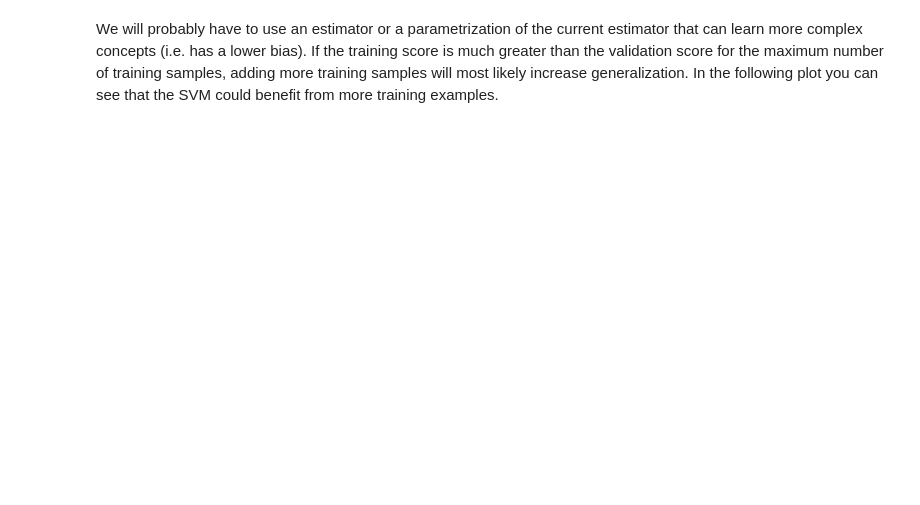
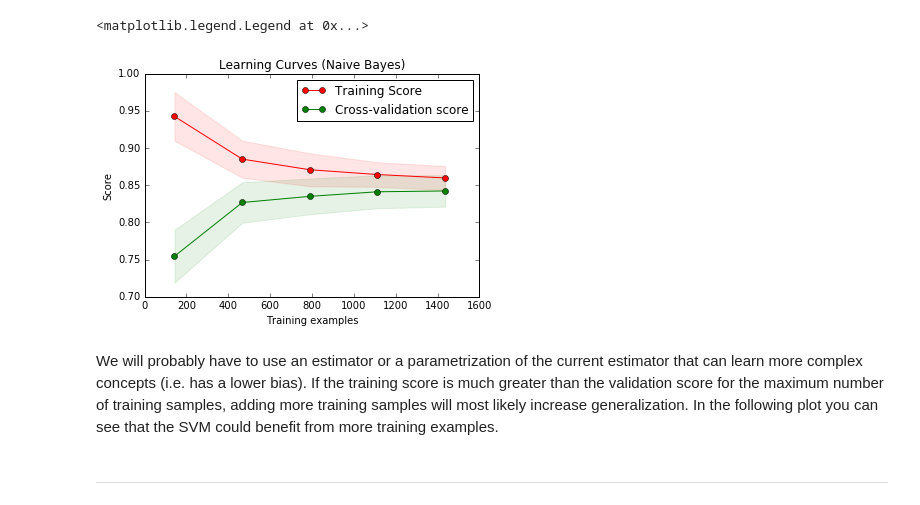
Before and after one commit to NekuSakuraba/ud120-projects, a Jupyter notebook: evaluation/Learning Curve.ipynb, the cells around one changed output. Drawn from its saved outputs; the diff is of its cells as text; code cells hidden in the pictures; blank space fills up the shorter version.

```diff
--- a/evaluation/Learning Curve.ipynb
+++ b/evaluation/Learning Curve.ipynb
@@ -14,0 +22,3 @@ NameError: name 'X' is not defined
+# %%
+digits = load_digits()
+X, y = digits.data, digits.target
@@ -15,2 +49,33 @@ NameError: name 'X' is not defined
+# %%
+title = "Learning Curves (Naive Bayes)"
+# Cross validation with 100 iterations to get smoother mean test and train
+# score curves, each time with 20% data randomly selected as a validation set.
+cv = ShuffleSplit(digits.data.shape[0], n_iter=100,
+                                   test_size=0.2, random_state=0)
+estimator = GaussianNB()
+# %%
+train_sizes, train_scores, test_scores = learning_curve(estimator, X, y, cv=cv, n_jobs=4, train_sizes=np.linspace(.1, 1.0, 5))
+# %%
+train_scores_mean = np.mean(train_scores, axis=1)
+train_scores_std = np.std(train_scores, axis=1)
+test_scores_mean = np.mean(test_scores, axis=1)
+test_scores_std = np.std(test_scores, axis=1)
+# %%
+plt.title(title)
+plt.xlabel("Training examples")
+plt.ylabel("Score")
+
+plt.fill_between(train_sizes, train_scores_mean - train_scores_std,
+                 train_scores_mean + train_scores_std, alpha=0.1,
+                 color="r")
+plt.fill_between(train_sizes, test_scores_mean - test_scores_std,
+                 test_scores_mean + test_scores_std, alpha=0.1, color="g")
+
+plt.plot(train_sizes, train_scores_mean, '-o', color='r', label='Training Score')
+plt.plot(train_sizes, test_scores_mean,  '-o', color='g', label='Cross-validation score')
+plt.legend(loc='best')
+# %% [output]
+<matplotlib.legend.Legend at 0x...>
+[figure, added]
 # %% [markdown]
 We will probably have to use an estimator or a parametrization of the current estimator that can learn more complex concepts (i.e. has a lower bias). If the training score is much greater than the validation score for the maximum number of training samples, adding more training samples will most likely increase generalization. In the following plot you can see that the SVM could benefit from more training examples.
@@ -26,0 +82,2 @@ array([[ 1. ,  0.93...,  1. ,  1. ,  0.96...],
+# %% [markdown]
+***
```
Also changed, not shown: parts of 12 cells of this notebook, 1 other file.
